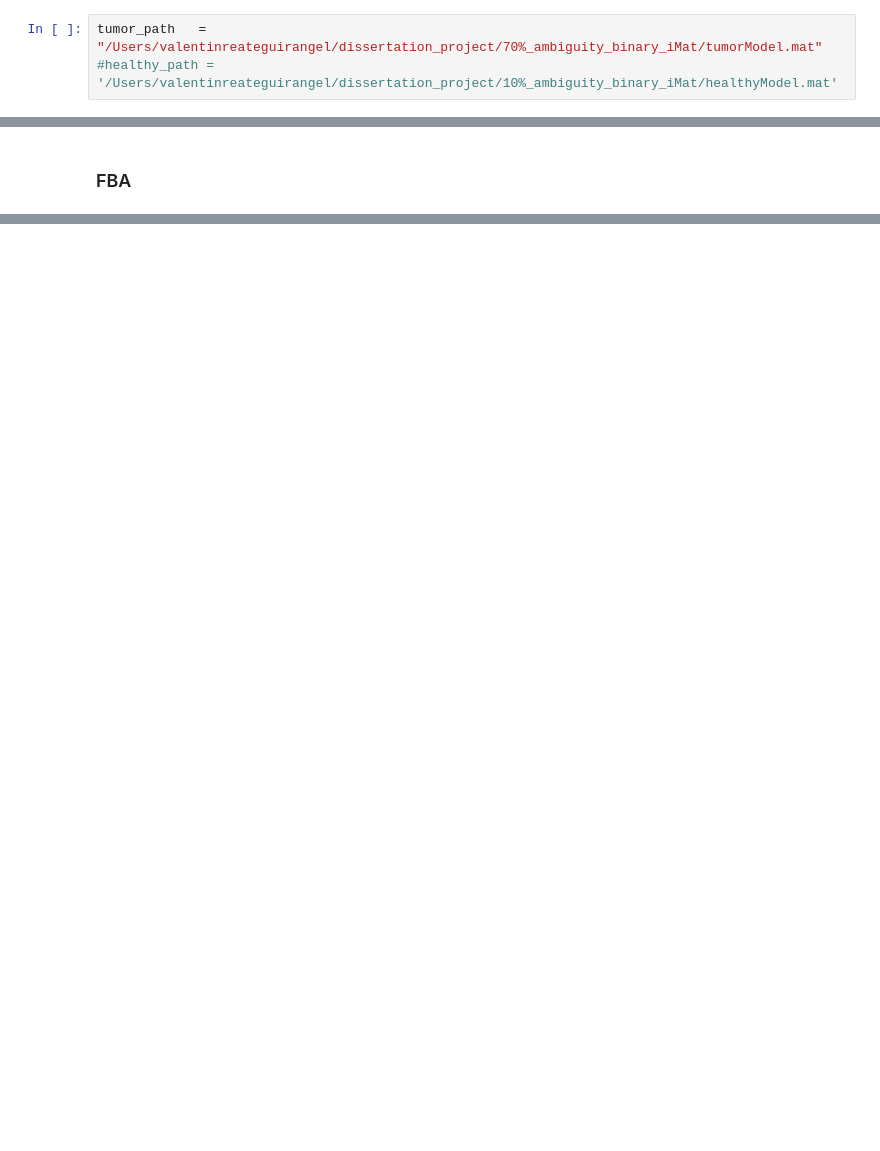
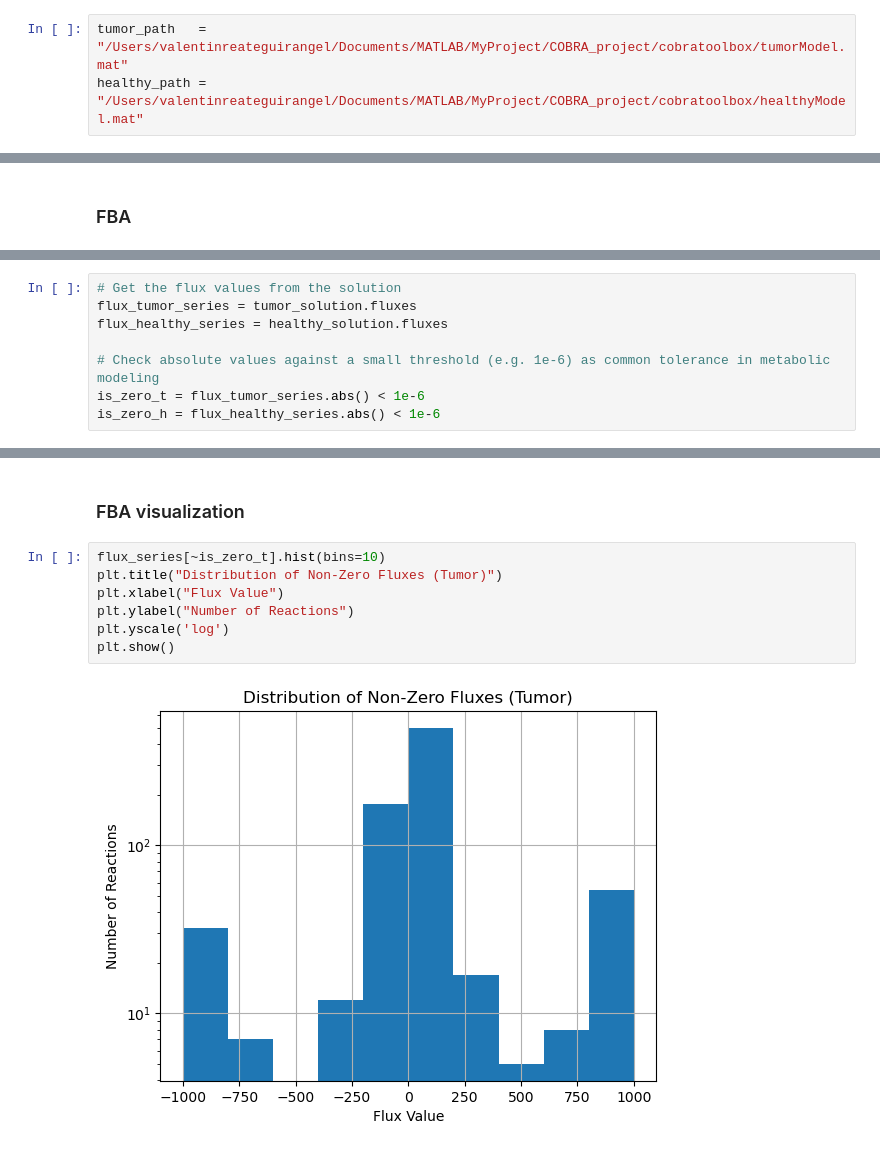
Before and after one commit to Alexreat/dissertation_project, a Jupyter notebook: notebooks/FBA_analysis.ipynb, the cells around one changed output, grey strips where cells are left out. Cells and saved outputs as stored; diff of their text form; blank space fills up the shorter version.

```diff
--- a/notebooks/FBA_analysis.ipynb
+++ b/notebooks/FBA_analysis.ipynb
@@ -4,8 +4,8 @@
 import cobra
 from scipy.io import loadmat
 # %%
-tumor_path   = "/Users/valentinreateguirangel/dissertation_project/70%_ambiguity_binary_iMat/tumorModel.mat"
-#healthy_path = '/Users/valentinreateguirangel/dissertation_project/10%_ambiguity_binary_iMat/healthyModel.mat'
+tumor_path   = "/Users/valentinreateguirangel/Documents/MATLAB/MyProject/COBRA_project/cobratoolbox/tumorModel.mat"
+healthy_path = "/Users/valentinreateguirangel/Documents/MATLAB/MyProject/COBRA_project/cobratoolbox/healthyModel.mat"
 # %% [markdown]
 ### Loading Tumor model
 # %%
@@ -180,0 +159,8 @@ print(f"{len(nonzero_fluxes)} reactions carry flux.")
+# %%
+# Get the flux values from the solution
+flux_tumor_series = tumor_solution.fluxes
+flux_healthy_series = healthy_solution.fluxes
+
+# Check absolute values against a small threshold (e.g. 1e-6) as common tolerance in metabolic modeling
+is_zero_t = flux_tumor_series.abs() < 1e-6
+is_zero_h = flux_healthy_series.abs() < 1e-6
@@ -180,0 +193,11 @@ print(f"{len(nonzero_fluxes)} reactions carry flux.")
+# %% [markdown]
+### FBA visualization
+# %%
+flux_series[~is_zero_t].hist(bins=10)
+plt.title("Distribution of Non-Zero Fluxes (Tumor)")
+plt.xlabel("Flux Value")
+plt.ylabel("Number of Reactions")
+plt.yscale('log')
+plt.show()
+# %% [output]
+[figure, added]
```
Also changed, not shown: parts of 48 cells of this notebook, 1 other file.
